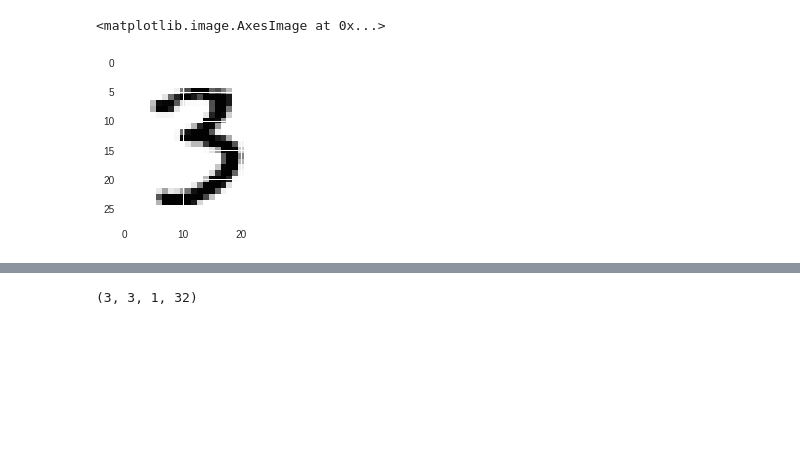
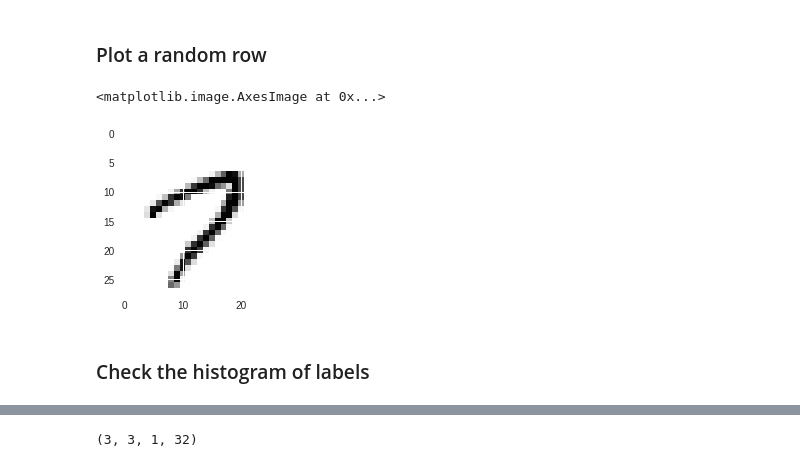
Before and after one commit to elwell67/PracticalDataScience, a Jupyter notebook: exercises/solutions/Ex10_Keras_Digits_solution.ipynb, the cells around one changed output, grey strips where cells are left out. Cells and saved outputs as stored; diff of their text form; code cells hidden in the pictures; blank space fills up the shorter version.

```diff
--- a/exercises/solutions/Ex10_Keras_Digits_solution.ipynb
+++ b/exercises/solutions/Ex10_Keras_Digits_solution.ipynb
@@ -49,6 +74,11 @@ X.shape, Y.shape
-# %%
-plt.imshow(X[10000,...,0])
-# %% [output]
-<matplotlib.image.AxesImage at 0x...>
-[figure, removed]
+# %% [markdown]
+### Plot a random row
+# %%
+ind = np.random.choice(range(X.shape[0]))
+plt.imshow(X[ind,...,0])
+# %% [output]
+<matplotlib.image.AxesImage at 0x...>
+[figure, added]
+# %% [markdown]
+### Check the histogram of labels
 # %%
```
Also changed, not shown: parts of 53 cells of this notebook.
